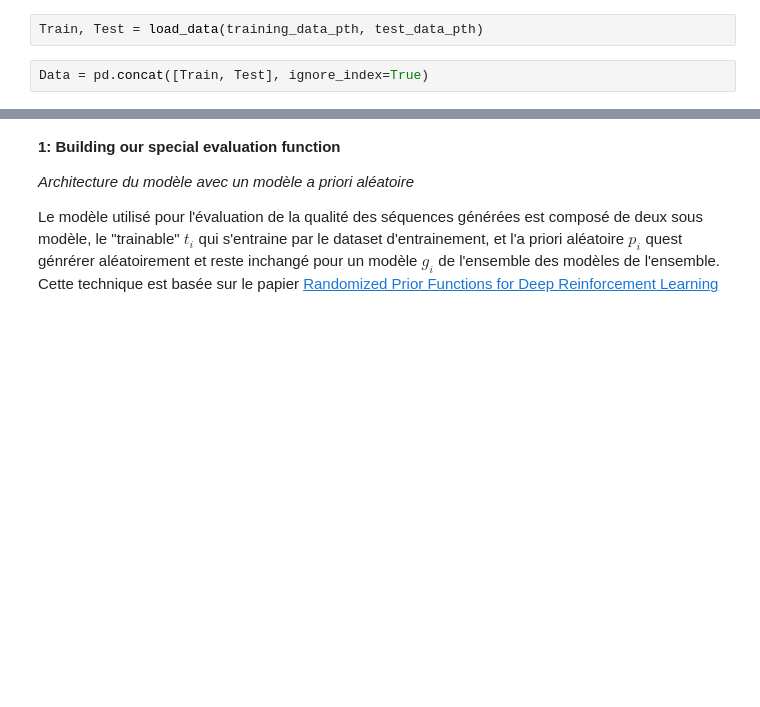
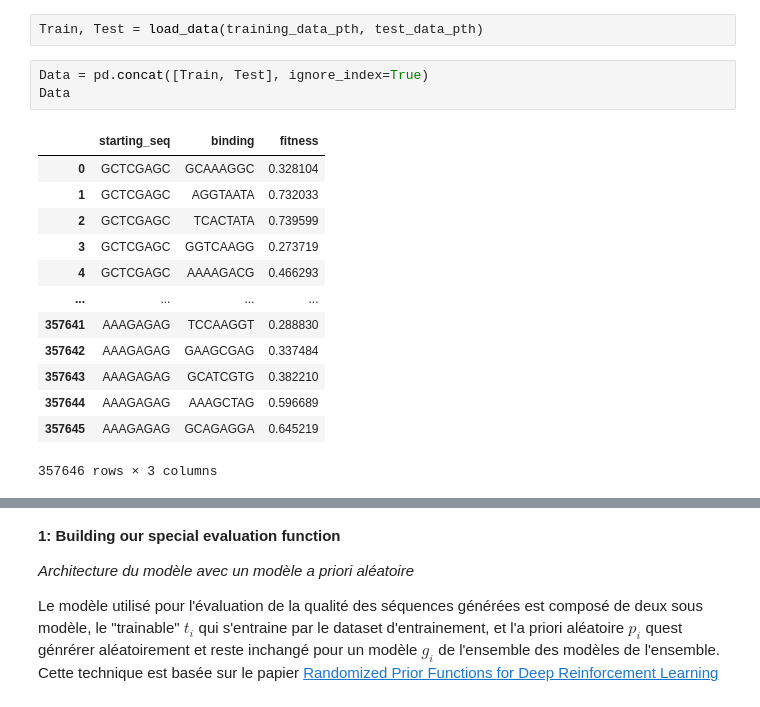
Before and after one commit to mouaadelj/ADN-Seq-Generation, a Jupyter notebook: Notebooks/Full_Pipeline.ipynb, the cells around one changed output, grey strips where cells are left out. Saved outputs shown, nothing was run; the diff lists cells and outputs as text; blank space fills up the shorter version.

```diff
--- a/Notebooks/Full_Pipeline.ipynb
+++ b/Notebooks/Full_Pipeline.ipynb
@@ -17,4 +19,19 @@ test_data_pth = "https://raw.githubusercontent.com/SimonDufLab/IFT6390--H2023--P
 Train, Test = load_data(training_data_pth, test_data_pth)
 # %%
 Data = pd.concat([Train, Test], ignore_index=True)
+Data
+# %% [output]
+|  | starting_seq | binding | fitness |
+| 0 | GCTCGAGC | GCAAAGGC | 0.328104 |
+| 1 | GCTCGAGC | AGGTAATA | 0.732033 |
+| 2 | GCTCGAGC | TCACTATA | 0.739599 |
+| 3 | GCTCGAGC | GGTCAAGG | 0.273719 |
+| 4 | GCTCGAGC | AAAAGACG | 0.466293 |
+| ... | ... | ... | ... |
+| 357641 | AAAGAGAG | TCCAAGGT | 0.288830 |
+| 357642 | AAAGAGAG | GAAGCGAG | 0.337484 |
+| 357643 | AAAGAGAG | GCATCGTG | 0.382210 |
+| 357644 | AAAGAGAG | AAAGCTAG | 0.596689 |
+| 357645 | AAAGAGAG | GCAGAGGA | 0.645219 |
+357646 rows × 3 columns
 # %%
```
Also changed, not shown: parts of 3 cells of this notebook.
